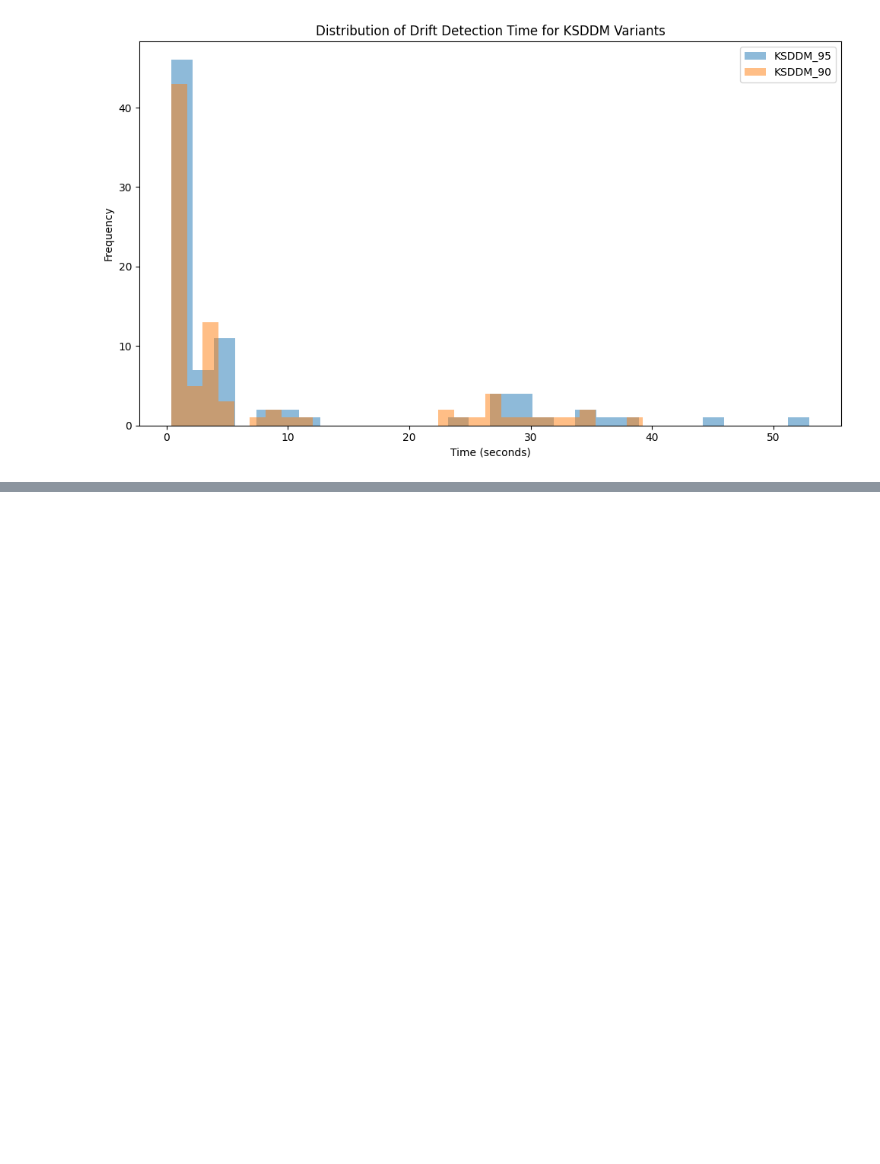
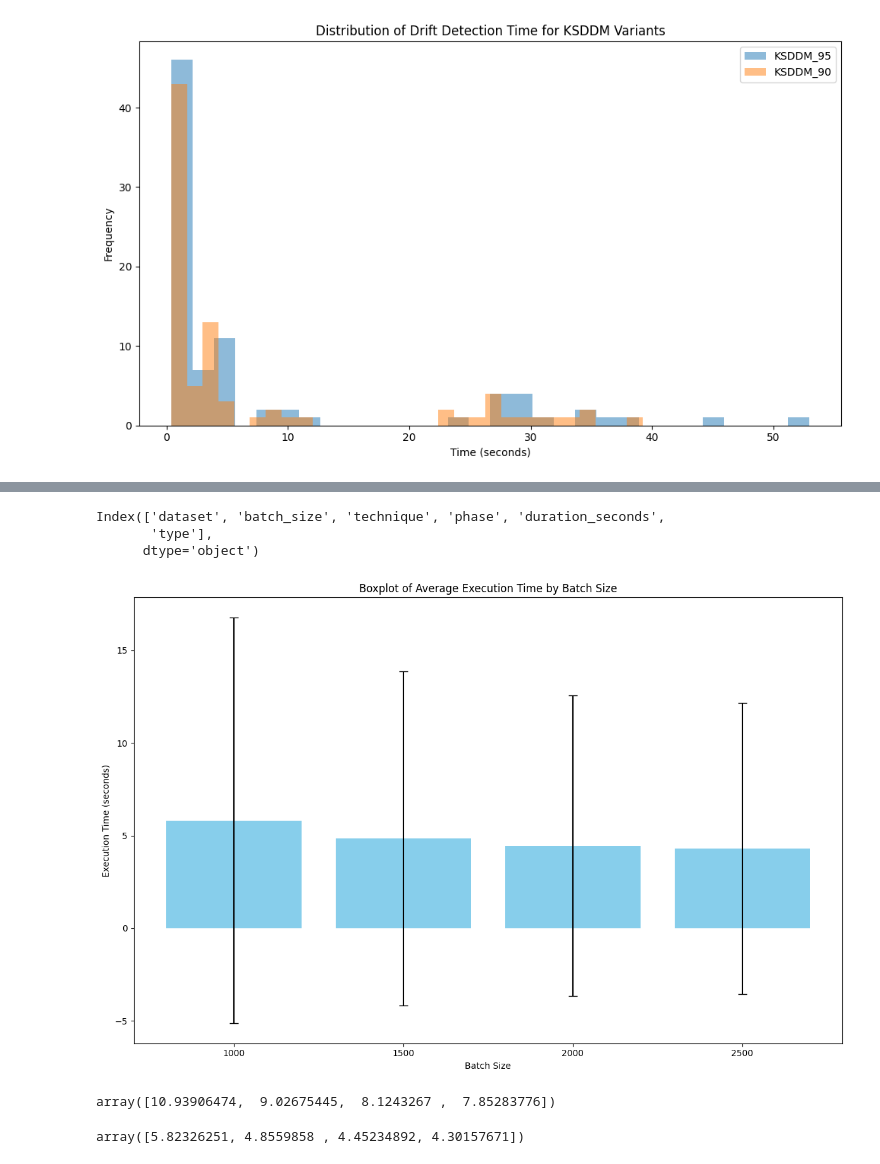
Before and after one commit to lucashelfs/EmpiricalAnalysisOfDataDrift, a Jupyter notebook: analysis/drift_detection_timing_analysis.ipynb, the cells around one changed output, grey strips where cells are left out. Cells and saved outputs as stored; diff of their text form; code cells hidden in the pictures; blank space fills up the shorter version.

```diff
--- a/analysis/drift_detection_timing_analysis.ipynb
+++ b/analysis/drift_detection_timing_analysis.ipynb
@@ -103,0 +116,34 @@ plt.show()
+# %%
+drift_detection_data.columns
+# %% [output]
+Index(['dataset', 'batch_size', 'technique', 'phase', 'duration_seconds',
+       'type'],
+      dtype='object')
+# %%
+# Create a boxplot for average execution time by batch size
+plt.figure(figsize=(12, 8))
+
+# Calculate mean execution time per batch size
+# Calculate standard deviation per batch size
+batch_stds = drift_detection_data[drift_detection_data['batch_size'] != 'ALL'].groupby('batch_size')['duration_seconds'].std()
+batch_means = drift_detection_data[drift_detection_data['batch_size'] != 'ALL'].groupby('batch_size')['duration_seconds'].mean()
+plt.bar(batch_means.index, batch_means.values, yerr=batch_stds.values, color='skyblue', capsize=5)
+
+# plt.bar(batch_means.index, batch_means.values, color='skyblue')
+plt.title('Boxplot of Average Execution Time by Batch Size')
+
+
+plt.xlabel('Batch Size')
+plt.ylabel('Execution Time (seconds)')
+plt.tight_layout()
+plt.show()
+# %% [output]
+[figure, added]
+# %%
+batch_stds.values
+# %% [output]
+array([10.93906474,  9.02675445,  8.1243267 ,  7.85283776])
+# %%
+batch_means.values
+# %% [output]
+array([5.82326251, 4.8559858 , 4.45234892, 4.30157671])
```
Also changed, not shown: parts of 10 cells of this notebook.
